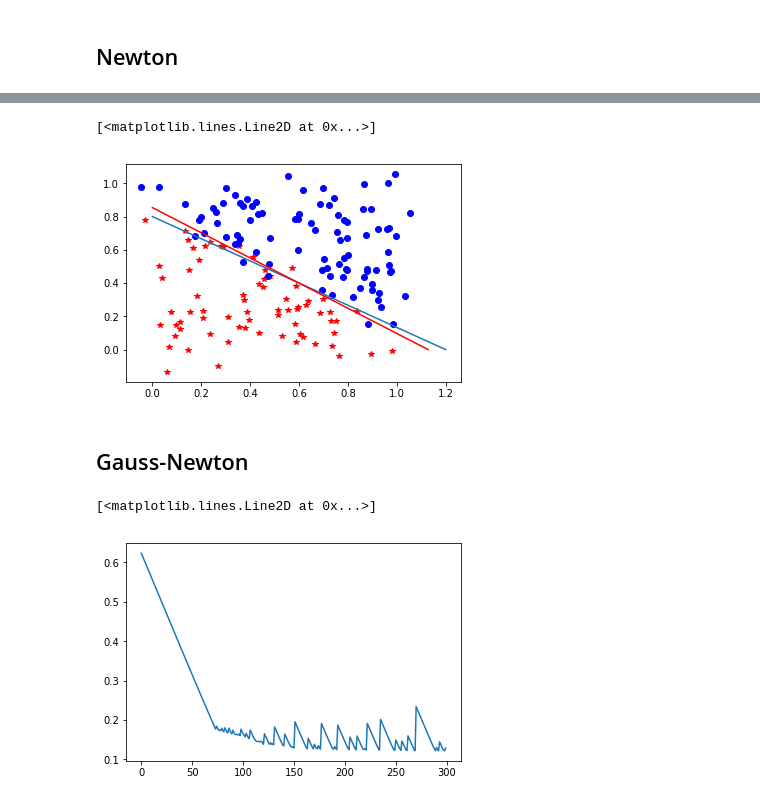
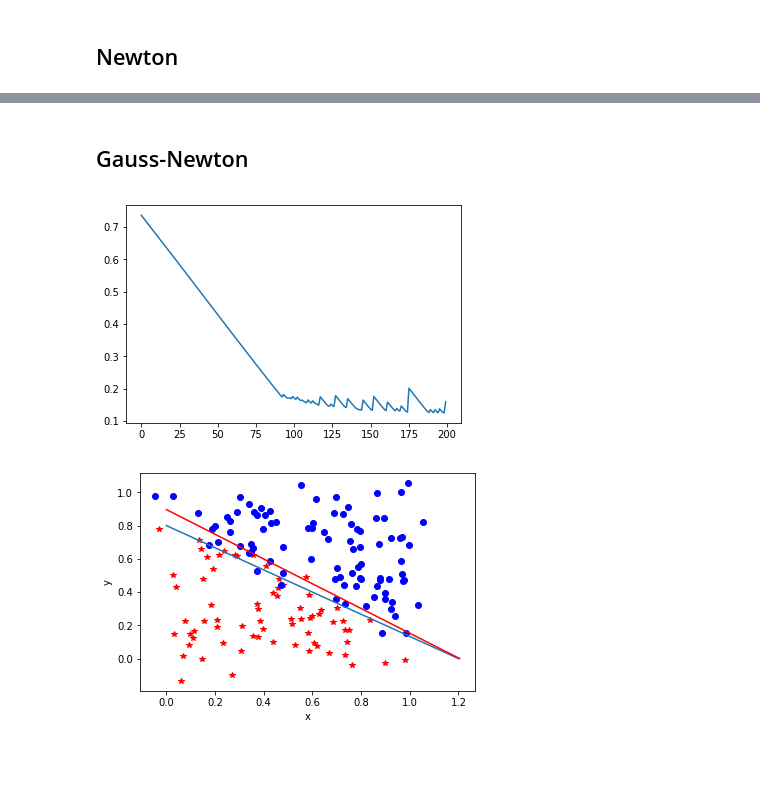
Before and after one commit to AdamLindhe/KEX_VT20, a Jupyter notebook: lena/Logistic_Regression2.ipynb, the cells around one changed output, grey strips where cells are left out. Drawn from its saved outputs; the diff is of its cells as text; code cells hidden in the pictures; blank space fills up the shorter version.

```diff
--- a/lena/Logistic_Regression2.ipynb
+++ b/lena/Logistic_Regression2.ipynb
@@ -144,6 +147,9 @@ def loss(y, f):
     return L
 
 def loss_grad(y, f):
+    f[f == 0] = 1e-8
+    f[f == 1] = 1 - 1e-8
+
     dL_df = -y/f + (1-y)/(1-f)
     #if y == 1:
     #    dL_df = -1./f
@@ -190,25 +189,6 @@ plt.plot([0,-W[0]/W[1]],[-W[0]/W[2],0],'r')
 # %% [markdown]
 ## Newton
 # %%
-# activation function => logistic function
-def sigmoid(X, W):
-    a = np.dot(X, W.T)
-    f = 1.0/(1.0 + np.exp(-a))
-    df_da = np.exp(-a)/(1 + np.exp(-a))**2
-    return f, df_da
-
-def loss(y, f):
-    L = -np.dot(y, np.log(f)) - np.dot((1-y), np.log(1 - f))   # since y in {0, 1}, one of the two parts vanishes each time
-    return L
-
-def loss_grad(y, f):
-    dL_df = -y/f + (1-y)/(1-f)
-    #if y == 1:
-    #    dL_df = -1./f
-    #else:
-    #    dL_df = 1./(1-f)
-    return dL_df
-
 def gradient(y, f, X):
     dL_dw = np.dot(X.T,np.reshape((f-y), (X.shape[0],1)))
     return np.squeeze(dL_dw)
@@ -218,7 +198,7 @@ def hessian(y, f, X):
     return H
 # %%
 W = np.random.rand(3, )
-epochs = 10
+epochs = 20
 L_list = np.zeros((epochs,))  # save loss development
 alfa = 1                    # learning rate
 
@@ -248,4 +228,5 @@ for i in range(epochs):
 
 
 plt.plot(L_list)
+plot_points(x, y, W, c, n)
 # %% [output]
@@ -254,52 +235,45 @@ plt.plot(L_list)
-# %%
-plt.plot(x_train[y_train==0,0],x_train[y_train==0,1],'r*') #plots all points with albels 0
-plt.plot(x_train[y_train==1,0],x_train[y_train==1,1],'bo') #plots all points with labels 1
-plt.plot([0,c/n[0]],[c/n[1],0]) #plots the separating hyperplane
-plt.plot([0,-W[0]/W[1]],[-W[0]/W[2],0],'r')
-# %% [output]
-[<matplotlib.lines.Line2D at 0x...>]
-[figure, removed]
 # %% [markdown]
 ## Gauss-Newton
 # %%
 W = np.random.rand(3, )
-epochs = 300
+epochs = 200
 L_list = np.zeros((epochs,))  # save loss development
 alfa = 1
 
 X = np.ones((N_train, 3))
 X[:, 1:] = x_train
 y = y_train
 
 # gradient descent
 for i in range(epochs):
 
     (f, df_da) = sigmoid(X, W)
     dL_df = loss_grad(y, f)
-
     dL_da = np.multiply(dL_df, df_da)
     dL_dw = np.reshape(np.dot(dL_da.T, X), (3, 1))
 
+    '''
     H = hessian(y, f, X)
-
     H = H + 0.005*np.identity(3)
-
     h = np.linalg.solve(H, grad)
+    '''
 
     J = dL_dw.T * dL_dw + 0.05*np.identity(3)
 
     #h = np.squeeze(np.linalg.solve(H, dL_dw))
     h = np.squeeze(np.linalg.solve(J, dL_dw))
+
+    #alfa = back_line(y, X, W, h)
     W = W - alfa*h
-
 
 
 
     # check value of loss function
     L_list[i] = loss(y, f)/N_train
 
 
 plt.plot(L_list)
+plot_points(x, y, W, c, n)
 # %% [output]
-[<matplotlib.lines.Line2D at 0x...>]
-[figure, old version]
+[figure, new version]
+[figure, added]
```
Also changed, not shown: parts of 11 cells of this notebook.
